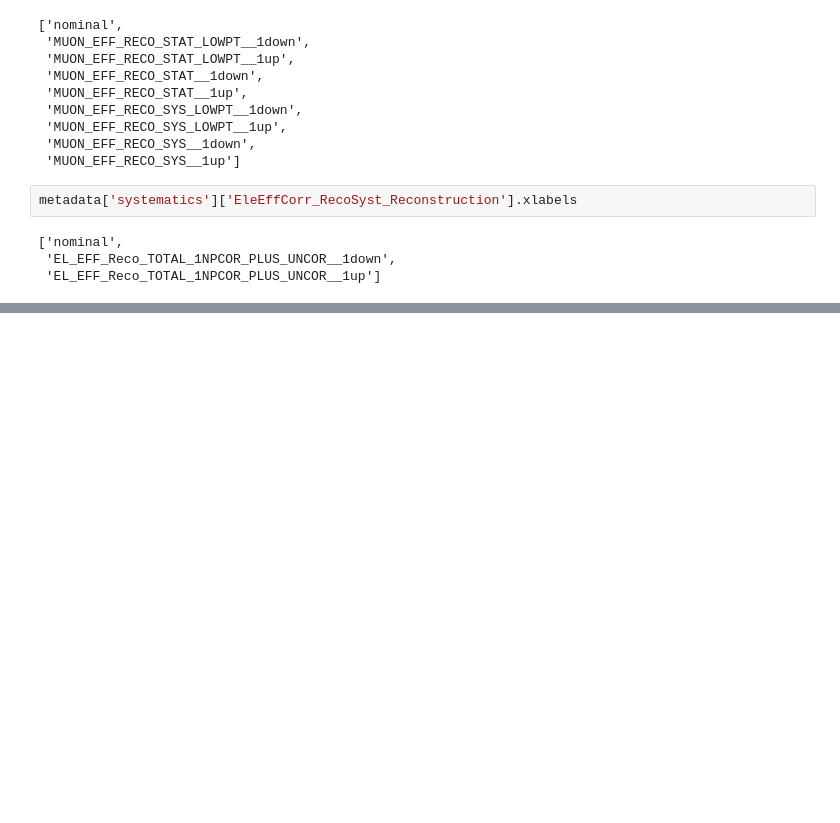
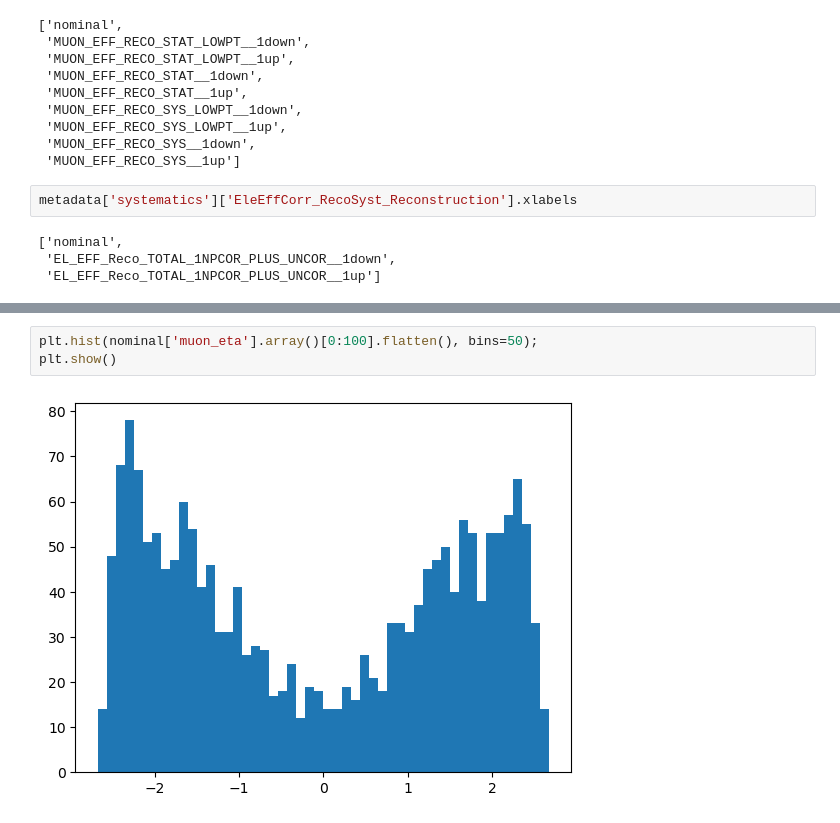
Before and after one commit to robinnewhouse/DHNLAnalysisNotebooks, a Jupyter notebook: systematics/leptons/print_systematics.ipynb, the cells around one changed output, grey strips where cells are left out. Saved outputs shown, nothing was run; the diff lists cells and outputs as text; blank space fills up the shorter version.

```diff
--- a/systematics/leptons/print_systematics.ipynb
+++ b/systematics/leptons/print_systematics.ipynb
@@ -140,0 +238,5 @@ KeyboardInterrupt:
+# %%
+plt.hist(nominal['muon_eta'].array()[0:100].flatten(), bins=50);
+plt.show()
+# %% [output]
+[figure, added]
```
Also changed, not shown: parts of 9 cells of this notebook, 41 other files.
